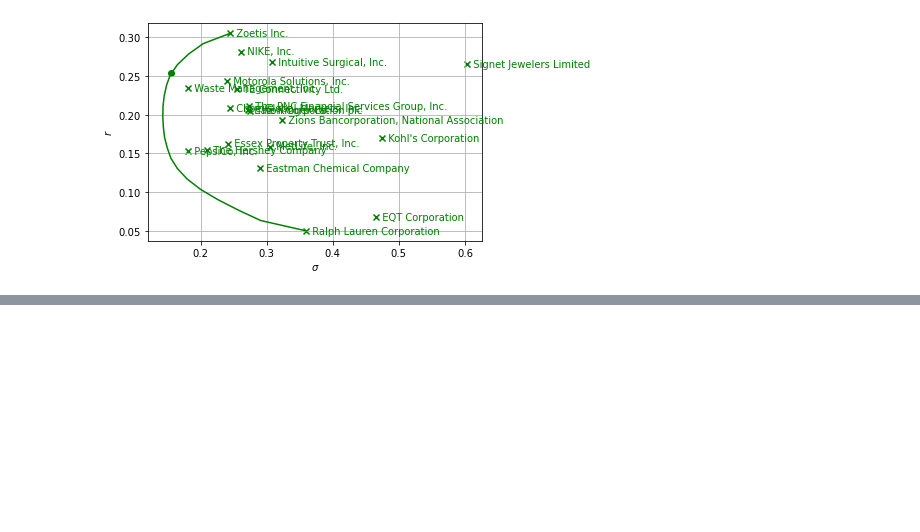
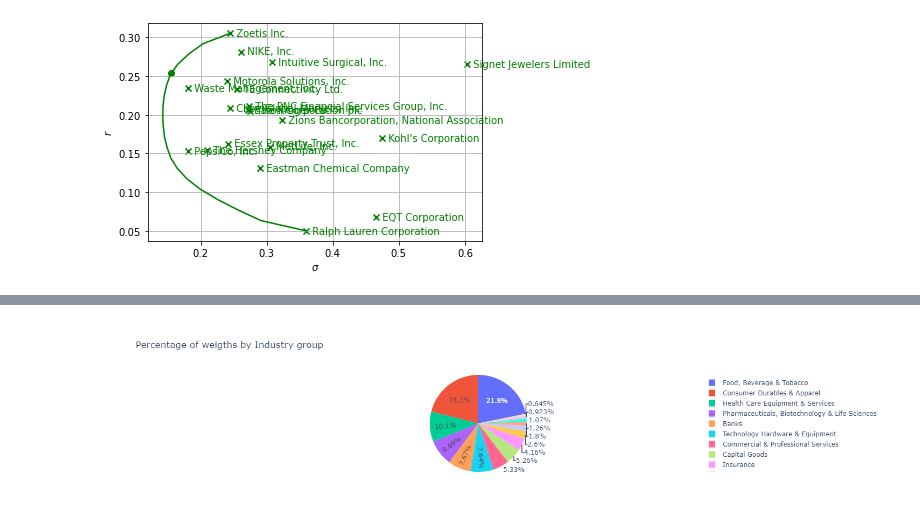
Before and after one commit to merwanchel007/Portfolio_optimization, a Jupyter notebook: Code_scrapping.ipynb, the cells around one changed output, grey strips where cells are left out. Cells and saved outputs as stored; diff of their text form; code cells hidden in the pictures; blank space fills up the shorter version.

```diff
--- a/Code_scrapping.ipynb
+++ b/Code_scrapping.ipynb
@@ -522,0 +634,27 @@ TE Connectivity Ltd.   0.0%  23.3%  25.5%    0.426 0.342 0.349 0.405 0.539 0.490
+# %%
+def get_ind(sub_ind):
+
+    # Fonction qui arrive a detecter pour chaque ticker toutes les types d'industrie et/ou sous industrie qui fait partie
+
+    possible = mainpage[mainpage['intitule'] == sub_ind]['code'].tolist()
+    ind = ''
+    ind_gr = ''
+    sector = ''
+
+    if len(possible)>0:
+
+        code = possible[len(possible)==8]
+        ind = mainpage[mainpage['code'] == code[:6]]['intitule'].tolist()[0]
+        ind_gr = mainpage[mainpage['code'] == code[:4]]['intitule'].tolist()[0]
+        sector = mainpage[mainpage['code'] == code[:2]]['intitule'].tolist()[0]
+
+    return (ind,ind_gr,sector)
+# %%
+# Creation des nouvelles colonne dans le dataframe initial
+df['Industry'] = df['Industry'].map(lambda x: get_ind(x)[0])
+df['Industry_Group'] = df['Industry'].map(lambda x: get_ind(x)[1])
+df['Sector'] = df['Industry'].map(lambda x: get_ind(x)[2])
+# %%
+df = df[['Ticker','Weight','Industry_Group']]
+df['Weight'] = df['Weight'].astype(str).astype('float64')
+df.head()
@@ -522,0 +668,3 @@ TE Connectivity Ltd.   0.0%  23.3%  25.5%    0.426 0.342 0.349 0.405 0.539 0.490
+# %%
+byindus = df.groupby(['Industry_Group']).sum()
+byindus
@@ -522,0 +689,5 @@ TE Connectivity Ltd.   0.0%  23.3%  25.5%    0.426 0.342 0.349 0.405 0.539 0.490
+# %%
+fig = px.pie(byindus, values='Weight', names=byindus.index, title='Percentage of weigths by Industry group')
+fig.show()
+# %% [output]
+[figure, added]
```
Also changed, not shown: parts of 16 cells of this notebook.
